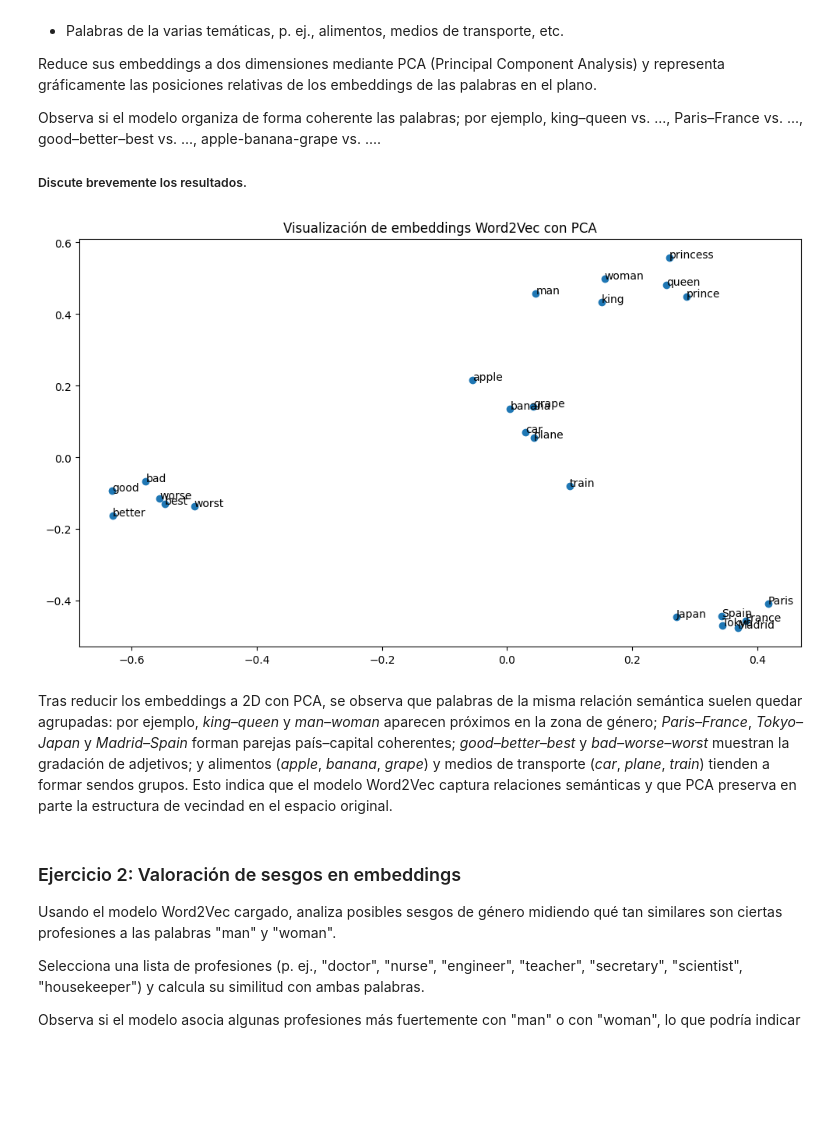
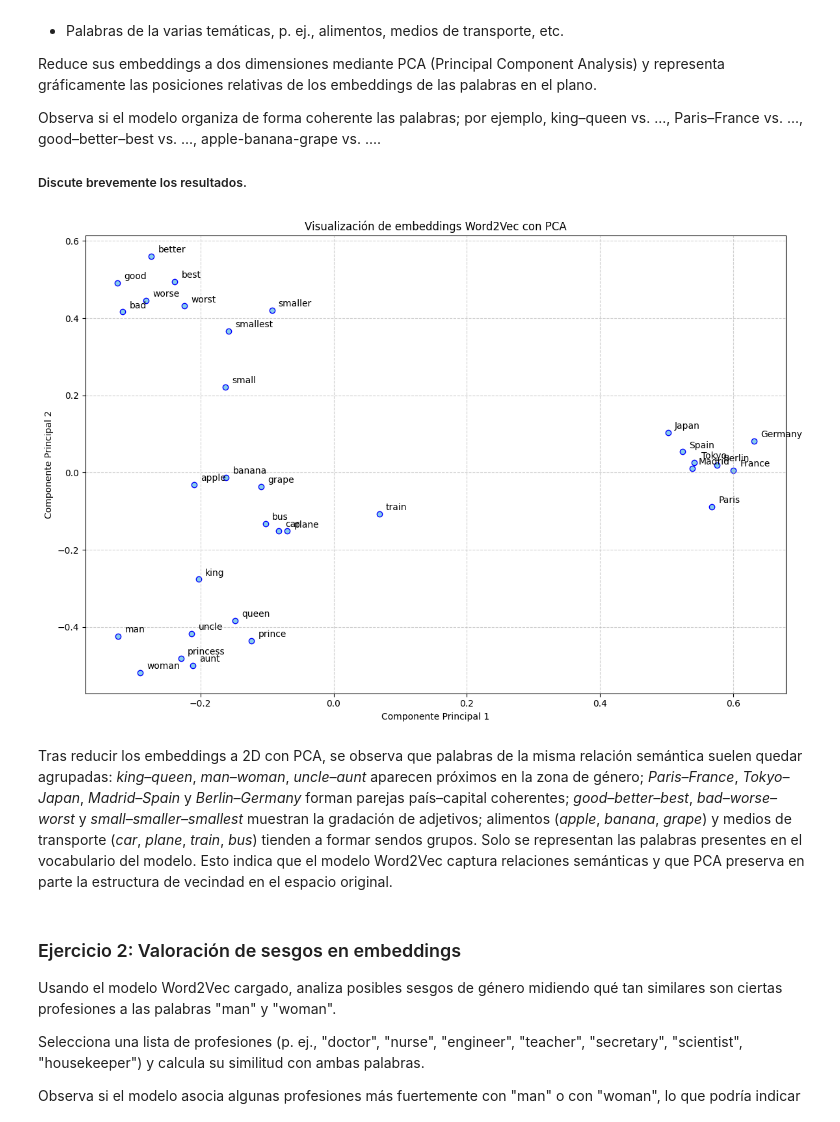
Before and after one commit to Plortinus/nlp, a Jupyter notebook: lab3/nlp2526-lab3-14.ipynb, the cells around one changed output. Drawn from its saved outputs; the diff is of its cells as text; code cells hidden in the pictures; blank space fills up the shorter version.

```diff
--- a/lab3/nlp2526-lab3-14.ipynb
+++ b/lab3/nlp2526-lab3-14.ipynb
@@ -214,38 +214,41 @@ Observa si el modelo organiza de forma coherente las palabras; por ejemplo, king
 # %%
 from sklearn.decomposition import PCA
 import matplotlib.pyplot as plt
 import numpy as np
 
 # Conjuntos de palabras con diferentes relaciones semánticas (solo las que están en el vocabulario del modelo)
 # Género: masculino/femenino
 # Países y capitales
 # Grados de adjetivos: positivo, comparativo, superlativo
 # Temáticas: alimentos, transporte
 palabras = [
-    'king', 'queen', 'man', 'woman', 'prince', 'princess',  # género
-    'Paris', 'France', 'Tokyo', 'Japan', 'Madrid', 'Spain',  # países y capitales
-    'good', 'better', 'best', 'bad', 'worse', 'worst',       # grados adjetivos
-    'apple', 'banana', 'grape', 'car', 'plane', 'train'      # alimentos y transporte
+    'king', 'queen', 'man', 'woman', 'prince', 'princess', 'uncle', 'aunt',  # género
+    'Paris', 'France', 'Tokyo', 'Japan', 'Madrid', 'Spain', 'Berlin', 'Germany',  # países y capitales
+    'good', 'better', 'best', 'bad', 'worse', 'worst', 'small', 'smaller', 'smallest',  # grados adjetivos
+    'apple', 'banana', 'grape', 'car', 'plane', 'train', 'bus'  # alimentos y transporte
 ]
 palabras = [p for p in palabras if p in model]
 vectores = np.array([model[p] for p in palabras])
 
 # Reducimos a 2D con PCA
 pca = PCA(n_components=2)
 coords = pca.fit_transform(vectores)
 
 # Visualización
-plt.figure(figsize=(10, 6))
-plt.scatter(coords[:,0], coords[:,1])
+plt.figure(figsize=(12, 8))
+plt.scatter(coords[:,0], coords[:,1], c='skyblue', edgecolors='b')
 for i, palabra in enumerate(palabras):
-    plt.annotate(palabra, (coords[i,0], coords[i,1]))
+    plt.annotate(palabra, (coords[i,0] + 0.01, coords[i,1] + 0.01))
+plt.grid(True, linestyle='--', alpha=0.6)
 plt.title("Visualización de embeddings Word2Vec con PCA")
+plt.xlabel("Componente Principal 1")
+plt.ylabel("Componente Principal 2")
 plt.tight_layout()
 plt.show()
 # %% [output]
-[figure, old version]
+[figure, new version]
 # %% [markdown]
-Tras reducir los embeddings a 2D con PCA, se observa que palabras de la misma relación semántica suelen quedar agrupadas: por ejemplo, *king–queen* y *man–woman* aparecen próximos en la zona de género; *Paris–France*, *Tokyo–Japan* y *Madrid–Spain* forman parejas país–capital coherentes; *good–better–best* y *bad–worse–worst* muestran la gradación de adjetivos; y alimentos (*apple*, *banana*, *grape*) y medios de transporte (*car*, *plane*, *train*) tienden a formar sendos grupos. Esto indica que el modelo Word2Vec captura relaciones semánticas y que PCA preserva en parte la estructura de vecindad en el espacio original.
+Tras reducir los embeddings a 2D con PCA, se observa que palabras de la misma relación semántica suelen quedar agrupadas: *king–queen*, *man–woman*, *uncle–aunt* aparecen próximos en la zona de género; *Paris–France*, *Tokyo–Japan*, *Madrid–Spain* y *Berlin–Germany* forman parejas país–capital coherentes; *good–better–best*, *bad–worse–worst* y *small–smaller–smallest* muestran la gradación de adjetivos; alimentos (*apple*, *banana*, *grape*) y medios de transporte (*car*, *plane*, *train*, *bus*) tienden a formar sendos grupos. Solo se representan las palabras presentes en el vocabulario del modelo. Esto indica que el modelo Word2Vec captura relaciones semánticas y que PCA preserva en parte la estructura de vecindad en el espacio original.
 # %% [markdown]
 
 ### Ejercicio 2: Valoración de sesgos en embeddings
```
Also changed, not shown: parts of 12 cells of this notebook, 3 other files.
